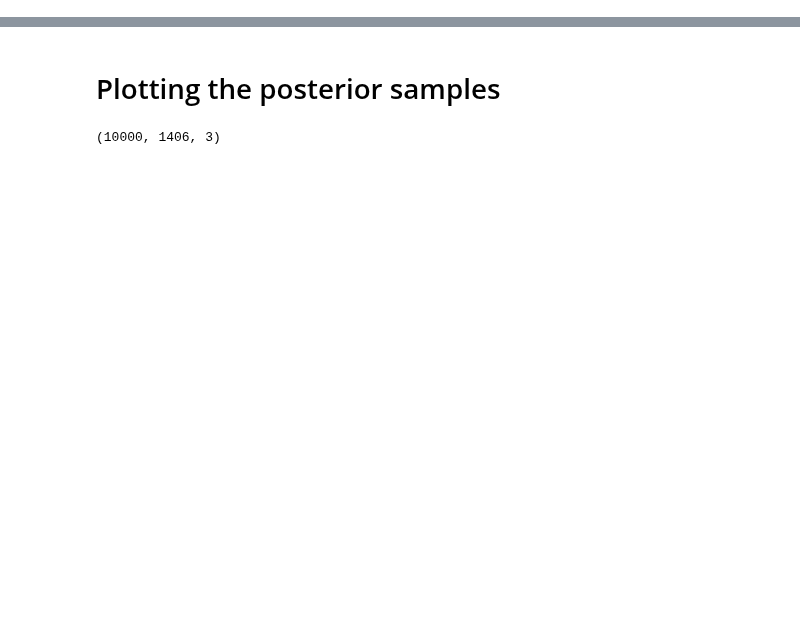
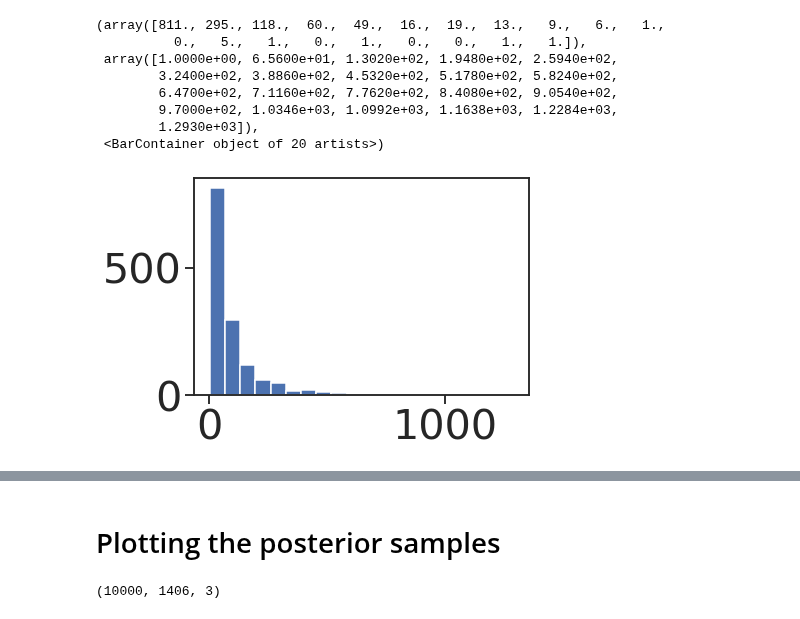
Before and after one commit to narendramukherjee/reputation-systems, a Jupyter notebook: snpe/notebooks/marketplace_simulator_analysis.ipynb, the cells around one changed output, grey strips where cells are left out. Cells and saved outputs as stored; diff of their text form; code cells hidden in the pictures; blank space fills up the shorter version.

```diff
--- a/snpe/notebooks/marketplace_simulator_analysis.ipynb
+++ b/snpe/notebooks/marketplace_simulator_analysis.ipynb
@@ -473,0 +502,3 @@ plt.hist(np.mean(posterior_samples[:, :, 1], axis=0), alpha=0.5, bins=50)
+# %%
+embedding_df = embedding_model.process_input_data()
+embedding_df.head()
@@ -473,0 +519,4 @@ plt.hist(np.mean(posterior_samples[:, :, 1], axis=0), alpha=0.5, bins=50)
+# %%
+prod_embeddings = np.zeros(
+    (timeseries_asin.shape[0], embedding_df["embedding"][0].shape[0]), dtype=np.float64
+)
@@ -473,0 +525,5 @@ plt.hist(np.mean(posterior_samples[:, :, 1], axis=0), alpha=0.5, bins=50)
+# %%
+for i, asin in enumerate(timeseries_asin):
+    prod_embeddings[i, :] = embedding_df["embedding"][
+        np.where(embedding_df["asin"] == asin)[0][0]
+    ]
@@ -570 +683,6 @@ pd.DataFrame({"num_reviews": num_reviews}).describe()
 [interactive output not drawn]
+# %%
+idx = np.array(
+    [np.where(embedding_df["asin"] == asin)[0][0] for asin in timeseries_asin]
+)
+pd.DataFrame({"num_reviews": np.sum(embedding_df.iloc[idx, 3:], axis=1)}).describe()
@@ -570,0 +700,12 @@ pd.DataFrame({"num_reviews": num_reviews}).describe()
+# %%
+plt.hist(np.sum(embedding_df.iloc[idx, 3:], axis=1), bins=20)
+# %% [output]
+(array([811., 295., 118.,  60.,  49.,  16.,  19.,  13.,   9.,   6.,   1.,
+          0.,   5.,   1.,   0.,   1.,   0.,   0.,   1.,   1.]),
+ array([1.0000e+00, 6.5600e+01, 1.3020e+02, 1.9480e+02, 2.5940e+02,
+        3.2400e+02, 3.8860e+02, 4.5320e+02, 5.1780e+02, 5.8240e+02,
+        6.4700e+02, 7.1160e+02, 7.7620e+02, 8.4080e+02, 9.0540e+02,
+        9.7000e+02, 1.0346e+03, 1.0992e+03, 1.1638e+03, 1.2284e+03,
+        1.2930e+03]),
+ <BarContainer object of 20 artists>)
+[figure, added]
```
Also changed, not shown: parts of 48 cells of this notebook, 2 other files.
